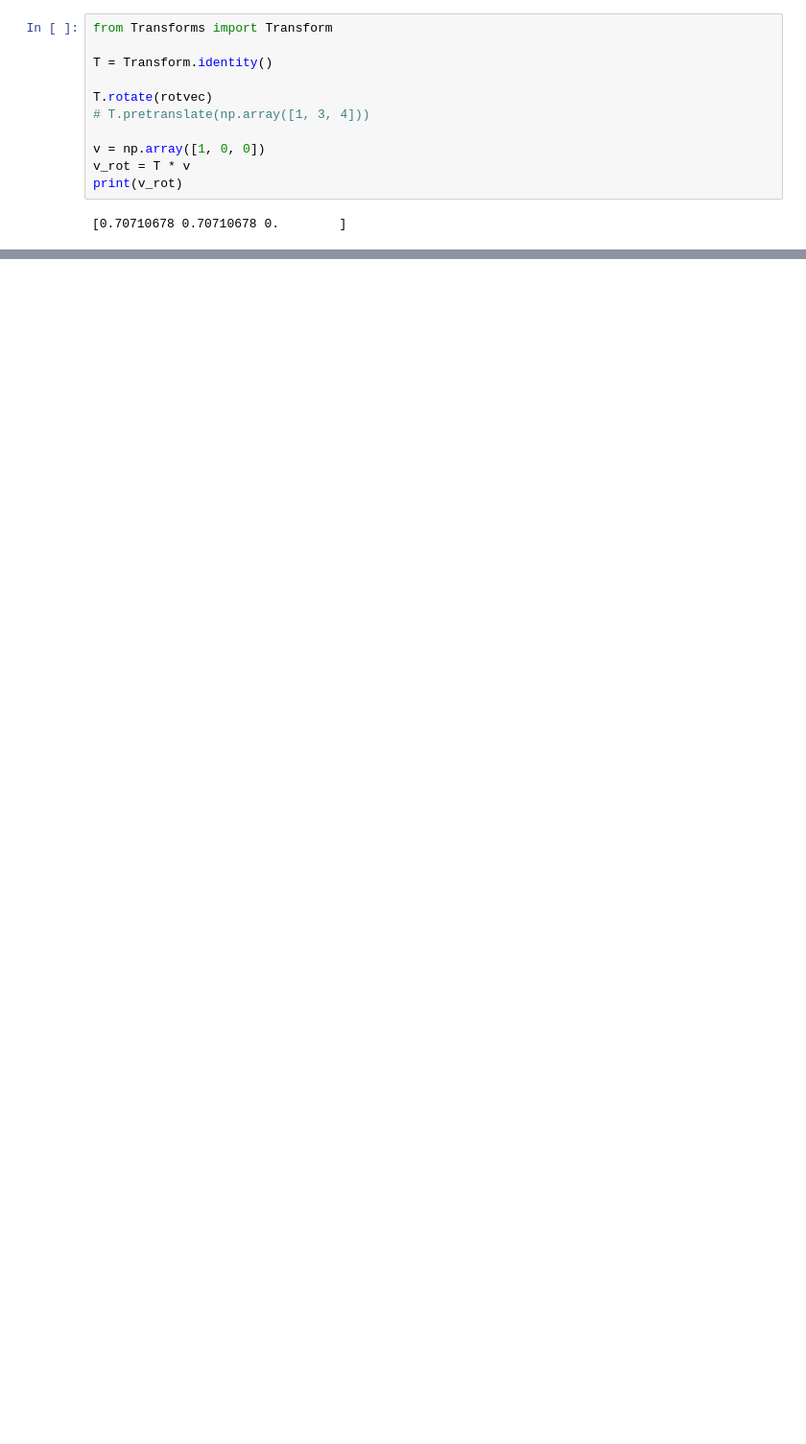
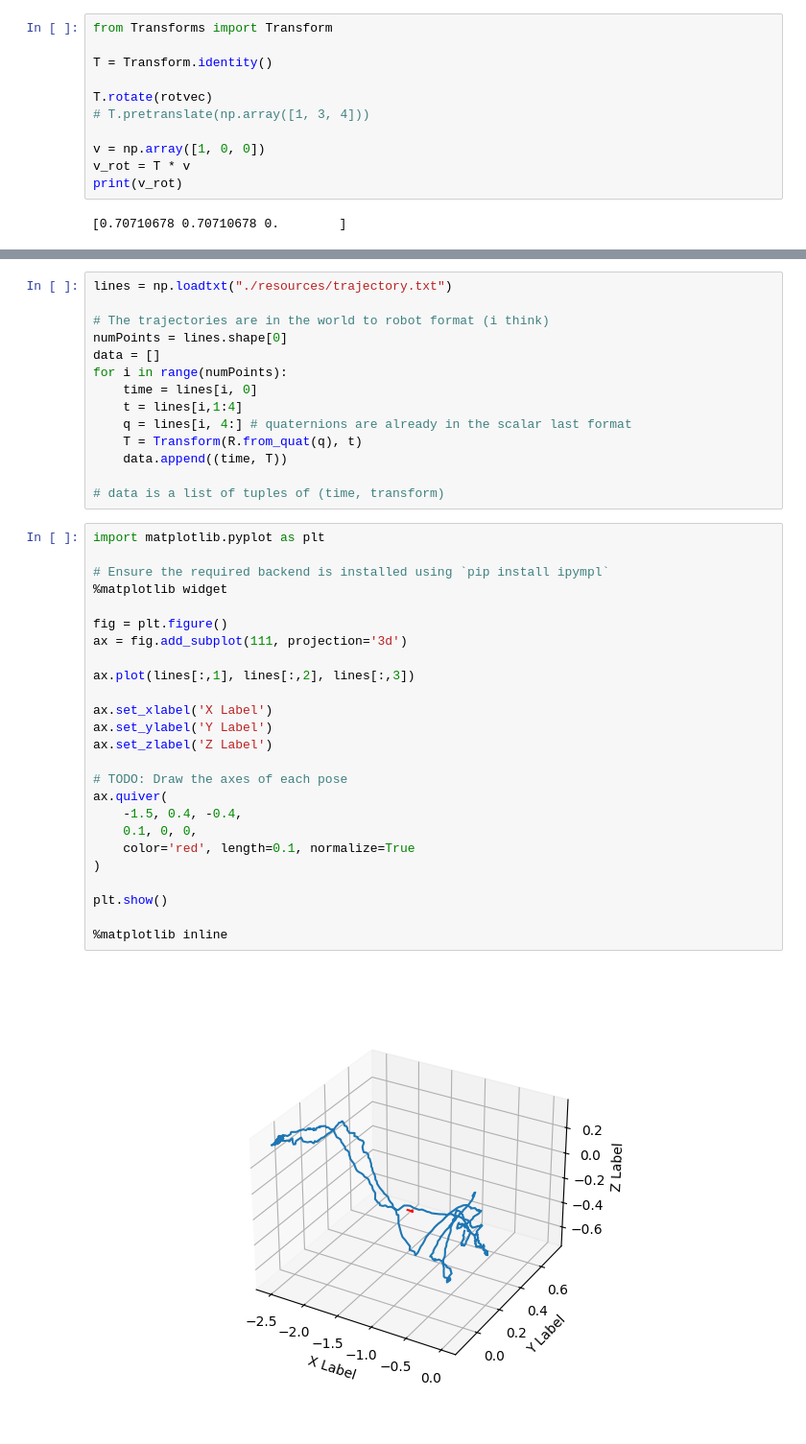
Before and after one commit to Lxrd-AJ/slambook, a Jupyter notebook: notebooks/ch2-rigid-body-motion.ipynb, the cells around one changed output, grey strips where cells are left out. Shown at 96% size. Cells and saved outputs as stored; diff of their text form; blank space fills up the shorter version.

Commit message:
Trajectory plotting in 3D using matplotlib

```diff
--- a/notebooks/ch2-rigid-body-motion.ipynb
+++ b/notebooks/ch2-rigid-body-motion.ipynb
@@ -130,0 +146,41 @@ print(v_rot)
+# %%
+lines = np.loadtxt("./resources/trajectory.txt")
+
+# The trajectories are in the world to robot format (i think)
+numPoints = lines.shape[0]
+data = []
+for i in range(numPoints):
+    time = lines[i, 0]
+    t = lines[i,1:4]
+    q = lines[i, 4:] # quaternions are already in the scalar last format
+    T = Transform(R.from_quat(q), t)
+    data.append((time, T))
+
+# data is a list of tuples of (time, transform)
+# %%
+import matplotlib.pyplot as plt
+
+# Ensure the required backend is installed using `pip install ipympl`
+%matplotlib widget
+
+fig = plt.figure()
+ax = fig.add_subplot(111, projection='3d')
+
+ax.plot(lines[:,1], lines[:,2], lines[:,3])
+
+ax.set_xlabel('X Label')
+ax.set_ylabel('Y Label')
+ax.set_zlabel('Z Label')
+
+# TODO: Draw the axes of each pose
+ax.quiver(
+    -1.5, 0.4, -0.4,
+    0.1, 0, 0,
+    color='red', length=0.1, normalize=True
+)
+
+plt.show()
+
+%matplotlib inline
+# %% [output]
+[figure, added]
```
Also changed, not shown: parts of 10 cells of this notebook, 2 other files.
